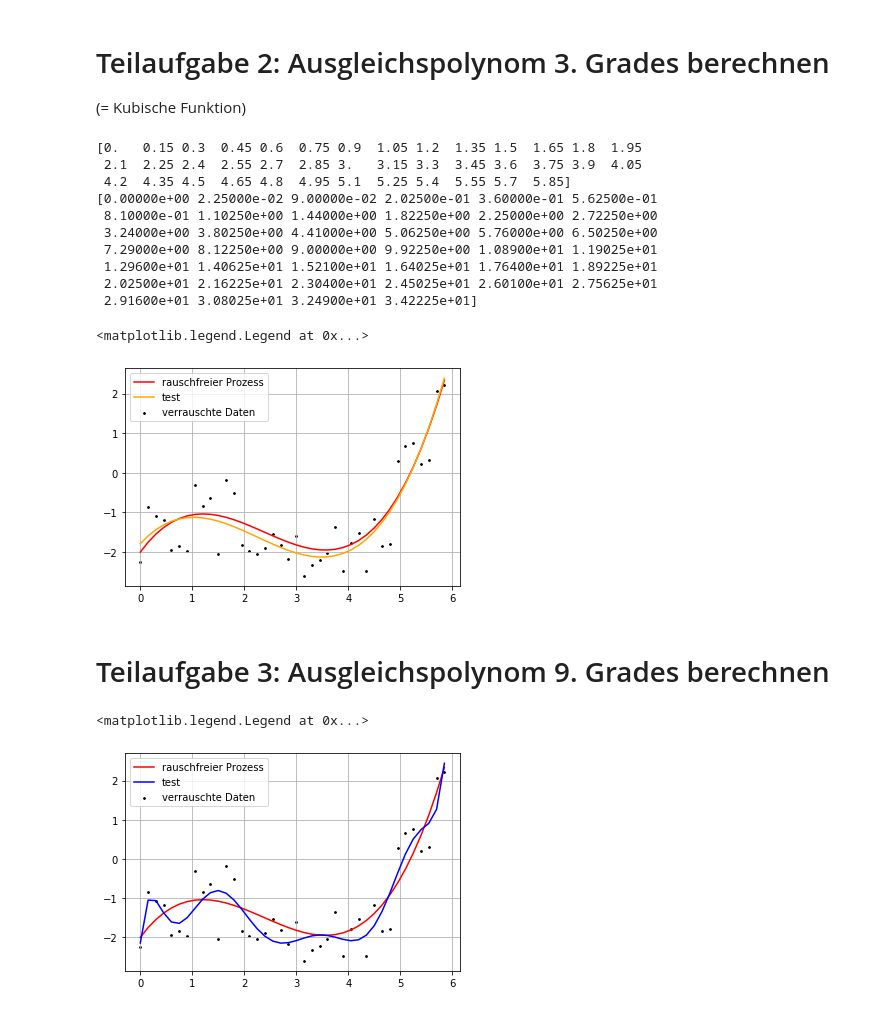
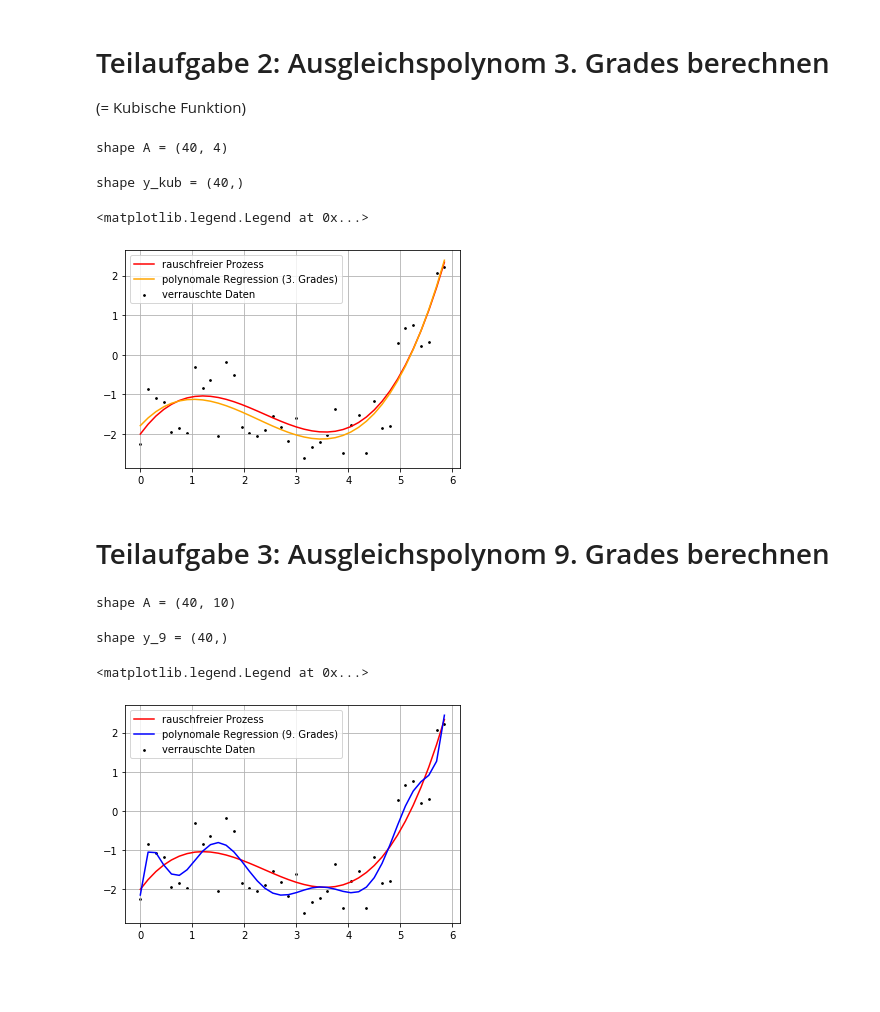
Before and after one commit to LarsKowoll/MuML, a Jupyter notebook: Aufgabe_3/1_Aufgabe_PolyReg.ipynb, the cells around one changed output. Drawn from its saved outputs; the diff is of its cells as text; code cells hidden in the pictures; blank space fills up the shorter version.

```diff
--- a/Aufgabe_3/1_Aufgabe_PolyReg.ipynb
+++ b/Aufgabe_3/1_Aufgabe_PolyReg.ipynb
@@ -124,14 +118,14 @@ plt.legend(numpoints=None)
 #   A_T * A * pKub = A_T * y_Noise bestimmen.
 
 # Hier geht es los .........
-
 z = np.ones(x.size)
 x_2 = x * x
 x_3 = x_2 * x
-print(x)
-print(x_2)
+
 A_T_kub = np.array([x_3, x_2, x, z])
 A_kub = np.transpose(A_T_kub)
+print('shape A =', A_kub.shape)
+
 bT_kub = np.array([yNoise])
 b_kub = np.transpose(bT_kub)
 
@@ -140,41 +134,36 @@ A_TA_kub = np.dot(A_T_kub, A_kub)
 A_Tb_kub = np.dot(A_T_kub, b_kub)
 
 x1_kub = np.linalg.solve(A_TA_kub, A_Tb_kub)
-
-
-y_kub = x_3 * x1_kub[0]+ x_2 * x1_kub[1] + x * x1_kub[2] + x1_kub[3]
 # %% [output]
-[0.   0.15 0.3  0.45 0.6  0.75 0.9  1.05 1.2  1.35 1.5  1.65 1.8  1.95
- 2.1  2.25 2.4  2.55 2.7  2.85 3.   3.15 3.3  3.45 3.6  3.75 3.9  4.05
- 4.2  4.35 4.5  4.65 4.8  4.95 5.1  5.25 5.4  5.55 5.7  5.85]
-[0.00000e+00 2.25000e-02 9.00000e-02 2.02500e-01 3.60000e-01 5.62500e-01
- 8.10000e-01 1.10250e+00 1.44000e+00 1.82250e+00 2.25000e+00 2.72250e+00
- 3.24000e+00 3.80250e+00 4.41000e+00 5.06250e+00 5.76000e+00 6.50250e+00
- 7.29000e+00 8.12250e+00 9.00000e+00 9.92250e+00 1.08900e+01 1.19025e+01
- 1.29600e+01 1.40625e+01 1.52100e+01 1.64025e+01 1.76400e+01 1.89225e+01
- 2.02500e+01 2.16225e+01 2.30400e+01 2.45025e+01 2.60100e+01 2.75625e+01
- 2.91600e+01 3.08025e+01 3.24900e+01 3.42225e+01]
+shape A = (40, 4)
 # %%
 # 1. Alle Punkte yKub des Ausgleichspolynoms yKub = p3*x**3 + p2*x**2 + p1*x + p0 berechnen
 # 2. shape der berechneten Punkte y ausgeben und kontrollieren
 
 
 # Hier geht es los .........
+y_kub = x_3 * x1_kub[0]+ x_2 * x1_kub[1] + x * x1_kub[2] + x1_kub[3]
+
+np.allclose(np.dot(A_kub, x1_kub), y_kub)
+
+print('shape y_kub =', y_kub.shape)
+# %% [output]
+shape y_kub = (40,)
 # %%
 # Ergebnis mit Legende plotten
 # a) verrauschte Daten (schwarz),
 # b) rauschfreier Prozess (rot)
 # c) Kub. Ausgleichspolynom (orange)
 
 # Hier geht es los .........
 plt.scatter(x, yNoise, s=3,  color='black', label='verrauschte Daten')
 plt.plot(   x, yTrue, 'red', label='rauschfreier Prozess')
-plt.plot(x, y_kub, 'orange', label ='test')
+plt.plot(x, y_kub, 'orange', label ='polynomale Regression (3. Grades)')
 plt.grid()
 plt.legend(numpoints=None)
 # %% [output]
 <matplotlib.legend.Legend at 0x...>
-[figure, old version]
+[figure, new version]
 # %% [markdown]
 # Teilaufgabe 3:   Ausgleichspolynom 9. Grades berechnen
 # %%
@@ -199,6 +188,8 @@ x_9 = x_8 * x
 
 A_T_9 = np.array([x_9, x_8, x_7, x_6, x_5, x_4, x_3, x_2, x, z])
 A_9 = np.transpose(A_T_9)
+print('shape A =', A_9.shape)
+
 bT_9 = np.array([yNoise])
 b_9 = np.transpose(bT_9)
 
@@ -207,9 +198,8 @@ A_TA_9 = np.dot(A_T_9, A_9)
 A_Tb_9 = np.dot(A_T_9, b_9)
 
 x1_9 = np.linalg.solve(A_TA_9, A_Tb_9)
-
-
-y_9 = x_9 * x1_9[0] + x_8 * x1_9[1] + x_7 * x1_9[2] + x_6 * x1_9[3] + x_5 * x1_9[4] + x_4 * x1_9[5] + x_3 * x1_9[6] + x_2 * x1_9[7] + x * x1_9[8] + x1_9[9]
+# %% [output]
+shape A = (40, 10)
 # %%
 # Ausgleichspolynom 9-ten Gerades berechnen
 # 1. Alle Punkte yPoly des Ausgleichspolynoms
@@ -218,6 +208,11 @@ y_9 = x_9 * x1_9[0] + x_8 * x1_9[1] + x_7 * x1_9[2] + x_6 * x1_9[3] + x_5 * x1_9
 
 
 # Hier geht es los .........
+y_9 = x_9 * x1_9[0] + x_8 * x1_9[1] + x_7 * x1_9[2] + x_6 * x1_9[3] + x_5 * x1_9[4] + x_4 * x1_9[5] + x_3 * x1_9[6] + x_2 * x1_9[7] + x * x1_9[8] + x1_9[9]
+np.allclose(np.dot(A_9, x1_9), y_9)
+print('shape y_9 =', y_9.shape)
+# %% [output]
+shape y_9 = (40,)
 # %%
 # Ergebnis mit Legende plotten
 # a) verrauschte Daten (schwarz),
@@ -227,12 +222,12 @@ y_9 = x_9 * x1_9[0] + x_8 * x1_9[1] + x_7 * x1_9[2] + x_6 * x1_9[3] + x_5 * x1_9
 # Hier geht es los .........
 plt.scatter(x, yNoise, s=3,  color='black', label='verrauschte Daten')
 plt.plot(   x, yTrue, 'red', label='rauschfreier Prozess')
-plt.plot(x, y_9, 'blue', label ='test')
+plt.plot(x, y_9, 'blue', label ='polynomale Regression (9. Grades)')
 plt.grid()
 plt.legend(numpoints=None)
 # %% [output]
 <matplotlib.legend.Legend at 0x...>
-[figure, old version]
+[figure, new version]
 # %%
 # Liste der Variablen ausgeben
 %whos
```
Also changed, not shown: parts of 5 cells of this notebook, 4 other files.
